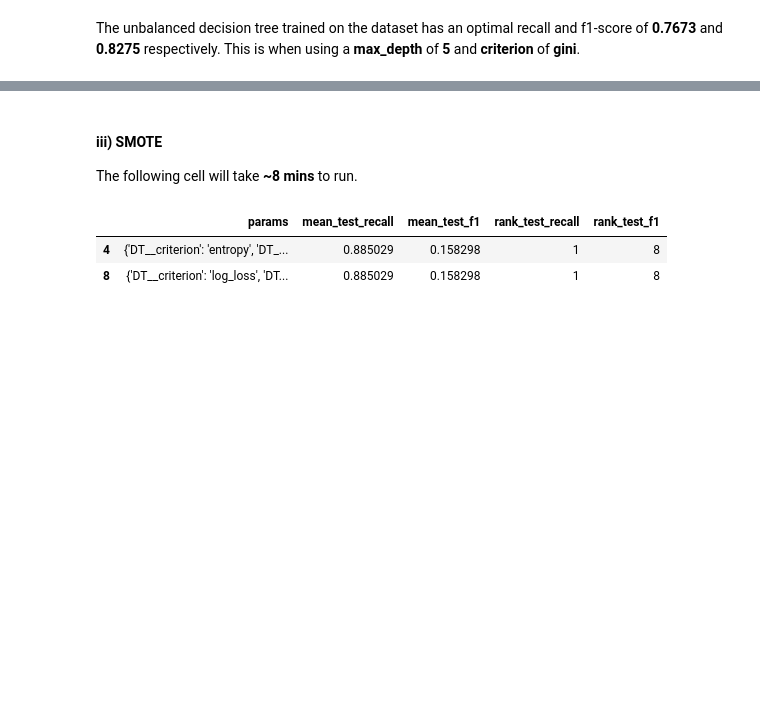
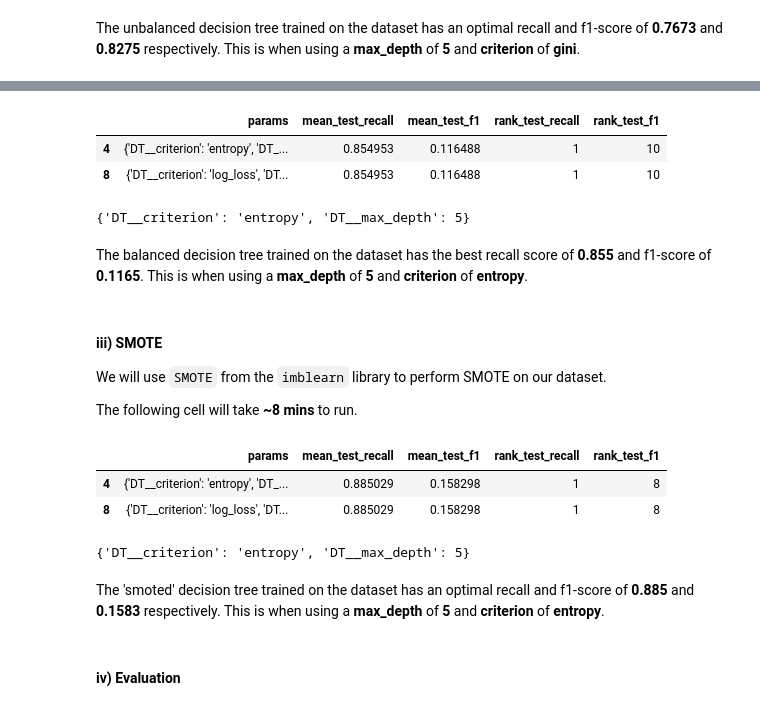
Before and after one commit to NgundoMuithya/Kaggle_Credit_Card_Fraud_Detection, a Jupyter notebook: notebook.ipynb, the cells around one changed output, grey strips where cells are left out. Saved outputs shown, nothing was run; the diff lists cells and outputs as text; code cells hidden in the pictures; blank space fills up the shorter version.

```diff
--- a/notebook.ipynb
+++ b/notebook.ipynb
@@ -1250,6 +1256,38 @@ The unbalanced decision tree trained on the dataset has an optimal recall and f1
+# %%
+balanced_dt_pipeline = Pipeline(
+    steps=[
+        ('DT', DecisionTreeClassifier(random_state=2026, class_weight='balanced'))
+    ]
+)
+
+best_balanced_dt_model = GridSearchCV(
+    estimator=balanced_dt_pipeline,
+    param_grid=dt_params,
+    scoring=['recall', 'f1'],
+    refit='recall',
+    n_jobs=-2
+)
+
+best_balanced_dt_model.fit(X_train_scaled, y_train)
+
+balanced_dt_results = pd.DataFrame(best_balanced_dt_model.cv_results_)[['params', 'mean_test_recall', 'mean_test_f1', 'rank_test_recall', 'rank_test_f1']]
+
+balanced_dt_results[balanced_dt_results['rank_test_recall'] == 1]
+# %% [output]
+|  | params | mean_test_recall | mean_test_f1 | rank_test_recall | rank_test_f1 |
+| 4 | {'DT__criterion': 'entropy', 'DT_... | 0.854953 | 0.116488 | 1 | 10 |
+| 8 | {'DT__criterion': 'log_loss', 'DT... | 0.854953 | 0.116488 | 1 | 10 |
+# %%
+best_balanced_dt_model.best_params_
+# %% [output]
+{'DT__criterion': 'entropy', 'DT__max_depth': 5}
+# %% [markdown]
+The balanced decision tree trained on the dataset has the best recall score of **0.855** and f1-score of **0.1165**. This is when using a **max_depth** of **5** and **criterion** of **entropy**.
 # %% [markdown]
 #### iii) SMOTE
 
+We will use `SMOTE` from the `imblearn` library to perform SMOTE on our dataset.
+
 The following cell will take **~8 mins** to run.
 # %%
 SMOTE_dt_pipeline = Pipeline(
@@ -1276,3 +1314,11 @@ SMOTE_rf_results[SMOTE_rf_results['rank_test_recall'] == 1]
 |  | params | mean_test_recall | mean_test_f1 | rank_test_recall | rank_test_f1 |
 | 4 | {'DT__criterion': 'entropy', 'DT_... | 0.885029 | 0.158298 | 1 | 8 |
 | 8 | {'DT__criterion': 'log_loss', 'DT... | 0.885029 | 0.158298 | 1 | 8 |
+# %%
+best_SMOTE_dt_model.best_params_
+# %% [output]
+{'DT__criterion': 'entropy', 'DT__max_depth': 5}
+# %% [markdown]
+The 'smoted' decision tree trained on the dataset has an optimal recall and f1-score of **0.885** and **0.1583** respectively. This is when using a **max_depth** of **5** and **criterion** of **entropy**.
+# %% [markdown]
+#### iv) Evaluation
```
Also changed, not shown: parts of 10 cells of this notebook.
